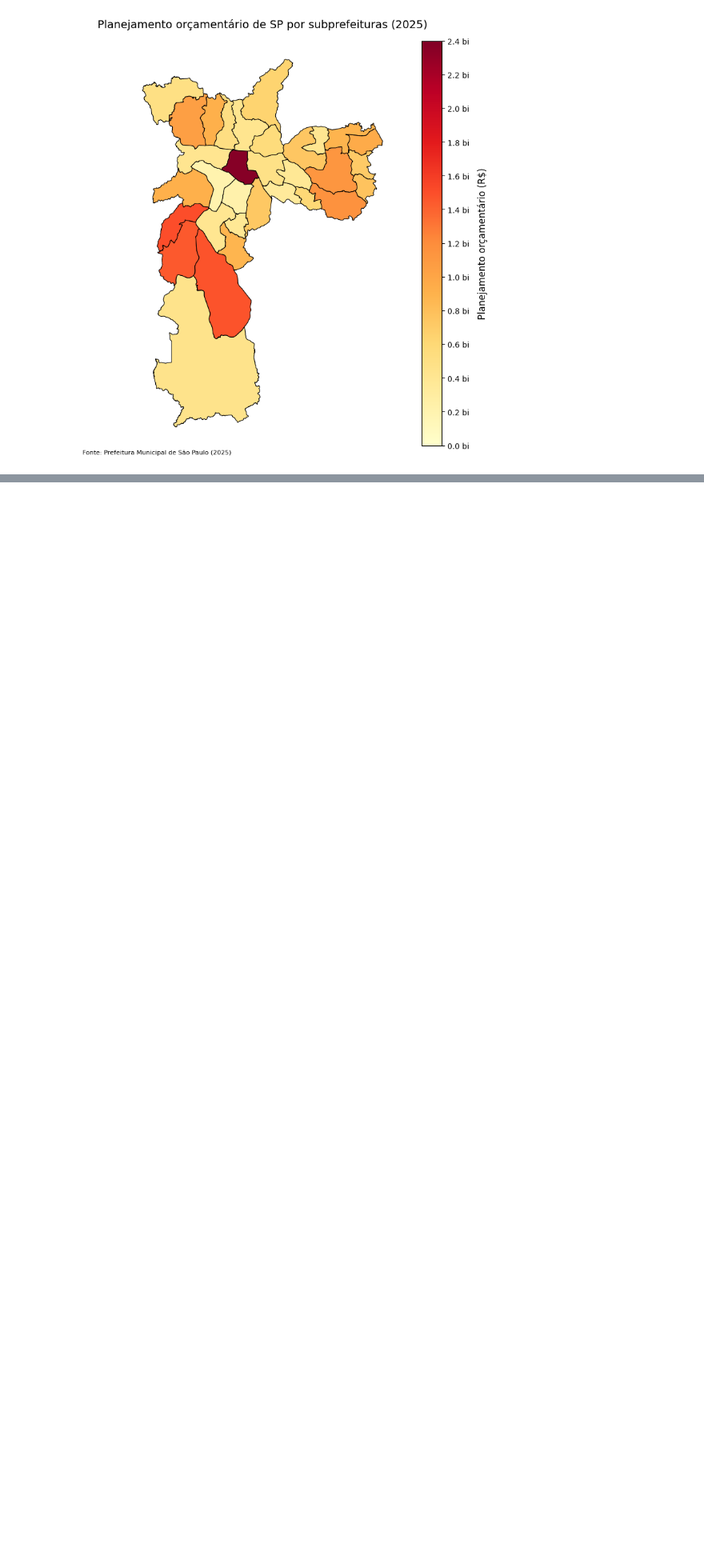
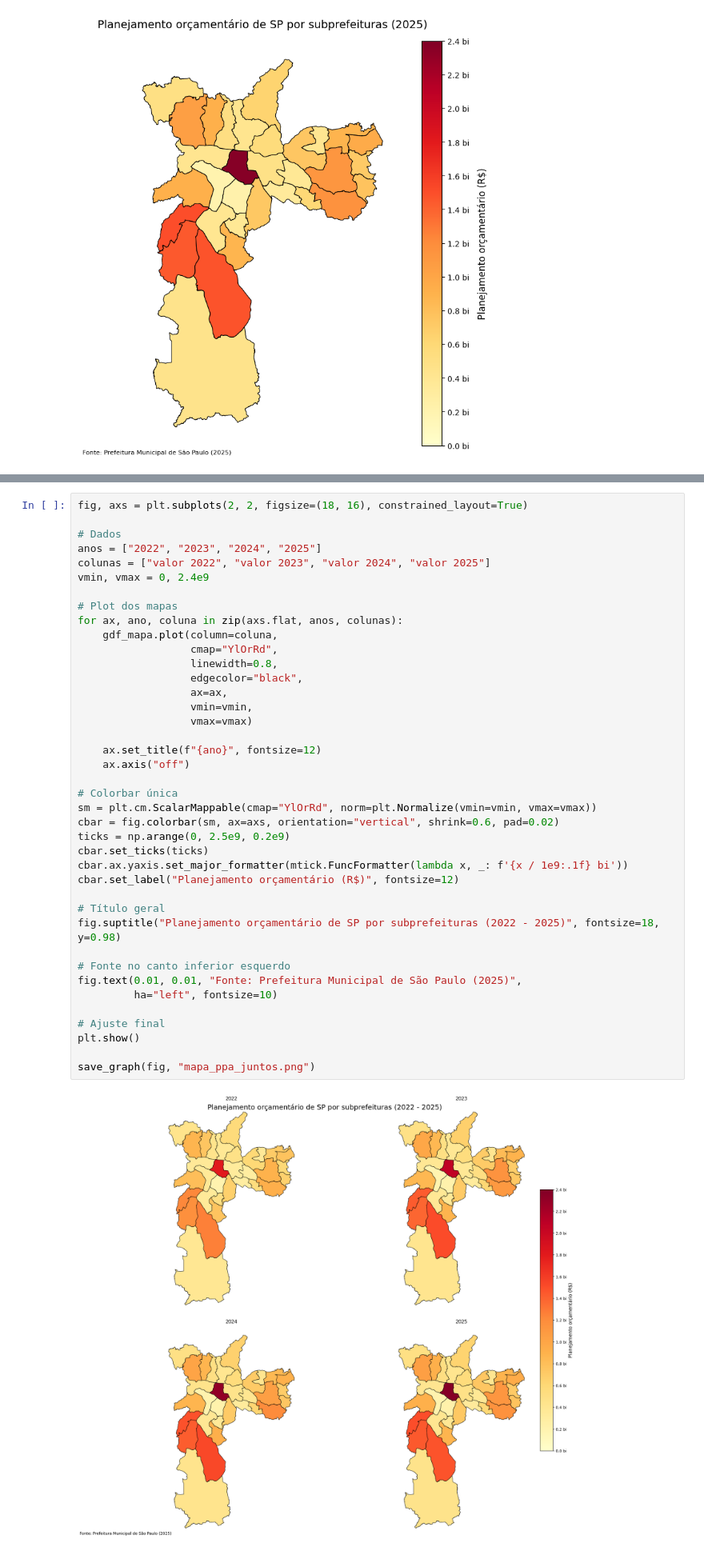
Before and after one commit to caiodurazzo/melhores_praticas_estagio, a Jupyter notebook: 07_visualizacao_dados.ipynb, the cells around one changed output, grey strips where cells are left out. Shown at 80% size. Cells and saved outputs as stored; diff of their text form; blank space fills up the shorter version.

```diff
--- a/07_visualizacao_dados.ipynb
+++ b/07_visualizacao_dados.ipynb
@@ -326,0 +342,42 @@ save_graph(fig, "mapa_ppa_juntos.png")
+# %%
+fig, axs = plt.subplots(2, 2, figsize=(18, 16), constrained_layout=True)
+
+# Dados
+anos = ["2022", "2023", "2024", "2025"]
+colunas = ["valor 2022", "valor 2023", "valor 2024", "valor 2025"]
+vmin, vmax = 0, 2.4e9
+
+# Plot dos mapas
+for ax, ano, coluna in zip(axs.flat, anos, colunas):
+    gdf_mapa.plot(column=coluna,
+                  cmap="YlOrRd",
+                  linewidth=0.8,
+                  edgecolor="black",
+                  ax=ax,
+                  vmin=vmin,
+                  vmax=vmax)
+
+    ax.set_title(f"{ano}", fontsize=12)
+    ax.axis("off")
+
+# Colorbar única
+sm = plt.cm.ScalarMappable(cmap="YlOrRd", norm=plt.Normalize(vmin=vmin, vmax=vmax))
+cbar = fig.colorbar(sm, ax=axs, orientation="vertical", shrink=0.6, pad=0.02)
+ticks = np.arange(0, 2.5e9, 0.2e9)
+cbar.set_ticks(ticks)
+cbar.ax.yaxis.set_major_formatter(mtick.FuncFormatter(lambda x, _: f'{x / 1e9:.1f} bi'))
+cbar.set_label("Planejamento orçamentário (R$)", fontsize=12)
+
+# Título geral
+fig.suptitle("Planejamento orçamentário de SP por subprefeituras (2022 - 2025)", fontsize=18, y=0.98)
+
+# Fonte no canto inferior esquerdo
+fig.text(0.01, 0.01, "Fonte: Prefeitura Municipal de São Paulo (2025)",
+         ha="left", fontsize=10)
+
+# Ajuste final
+plt.show()
+
+save_graph(fig, "mapa_ppa_juntos.png")
+# %% [output]
+[figure, added]
```
Also changed, not shown: parts of 2 cells of this notebook, 1 other file.
